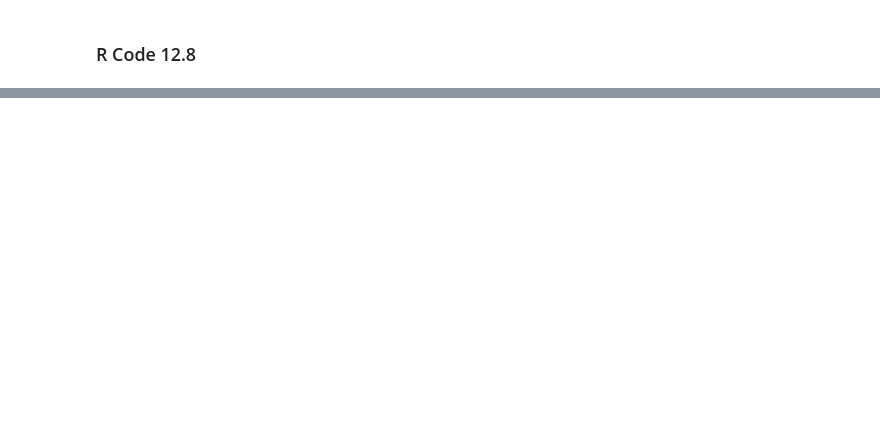
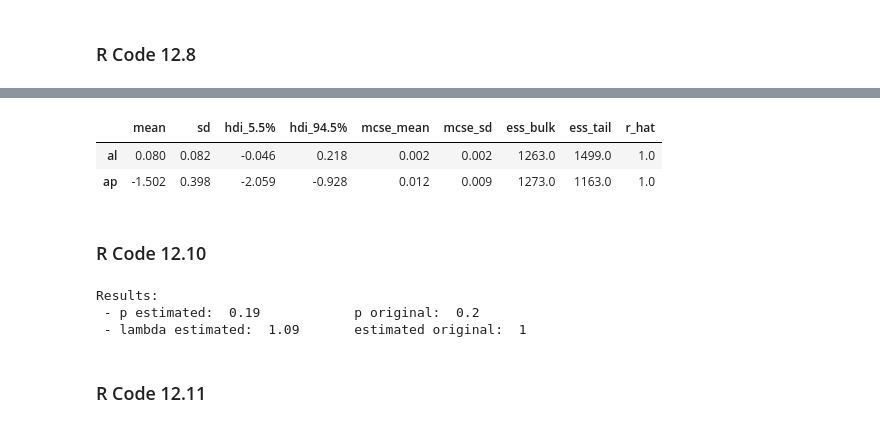
Before and after one commit to rodolphomacedo/statistical_rethinking_pt_BR, a Jupyter notebook: parte_12.ipynb, the cells around one changed output, grey strips where cells are left out. Cells and saved outputs as stored; diff of their text form; code cells hidden in the pictures; blank space fills up the shorter version.

```diff
--- a/parte_12.ipynb
+++ b/parte_12.ipynb
@@ -583,0 +853,24 @@ plt.show()
+# %%
+model_12_3 = az.from_pystan(
+    posterior=samples,
+    posterior_model=posteriori,
+    observed_data=['y']
+)
+# %%
+az.summary(model_12_3, hdi_prob=0.89)
+# %% [output]
+|  | mean | sd | hdi_5.5% | hdi_94.5% | mcse_mean | mcse_sd | ess_bulk | ess_tail | r_hat |
+| al | 0.080 | 0.082 | -0.046 | 0.218 | 0.002 | 0.002 | 1263.0 | 1499.0 | 1.0 |
+| ap | -1.502 | 0.398 | -2.059 | -0.928 | 0.012 | 0.009 | 1273.0 | 1163.0 | 1.0 |
+# %% [markdown]
+### R Code 12.10
+# %%
+print('Results: ')
+print(' - p estimated: ', np.round(np.mean(inv_logit(model_12_3.posterior.ap.values.flatten())), 2), ' \t\t p original: ', prob_drink)
+print(' - lambda estimated: ', np.round(np.mean(np.exp(model_12_3.posterior.al.values.flatten())), 2), ' \t estimated original: ', rate_work)
+# %% [output]
+Results:
+ - p estimated:  0.19            p original:  0.2
+ - lambda estimated:  1.09       estimated original:  1
+# %% [markdown]
+### R Code 12.11
```
Also changed, not shown: parts of 11 cells of this notebook.
